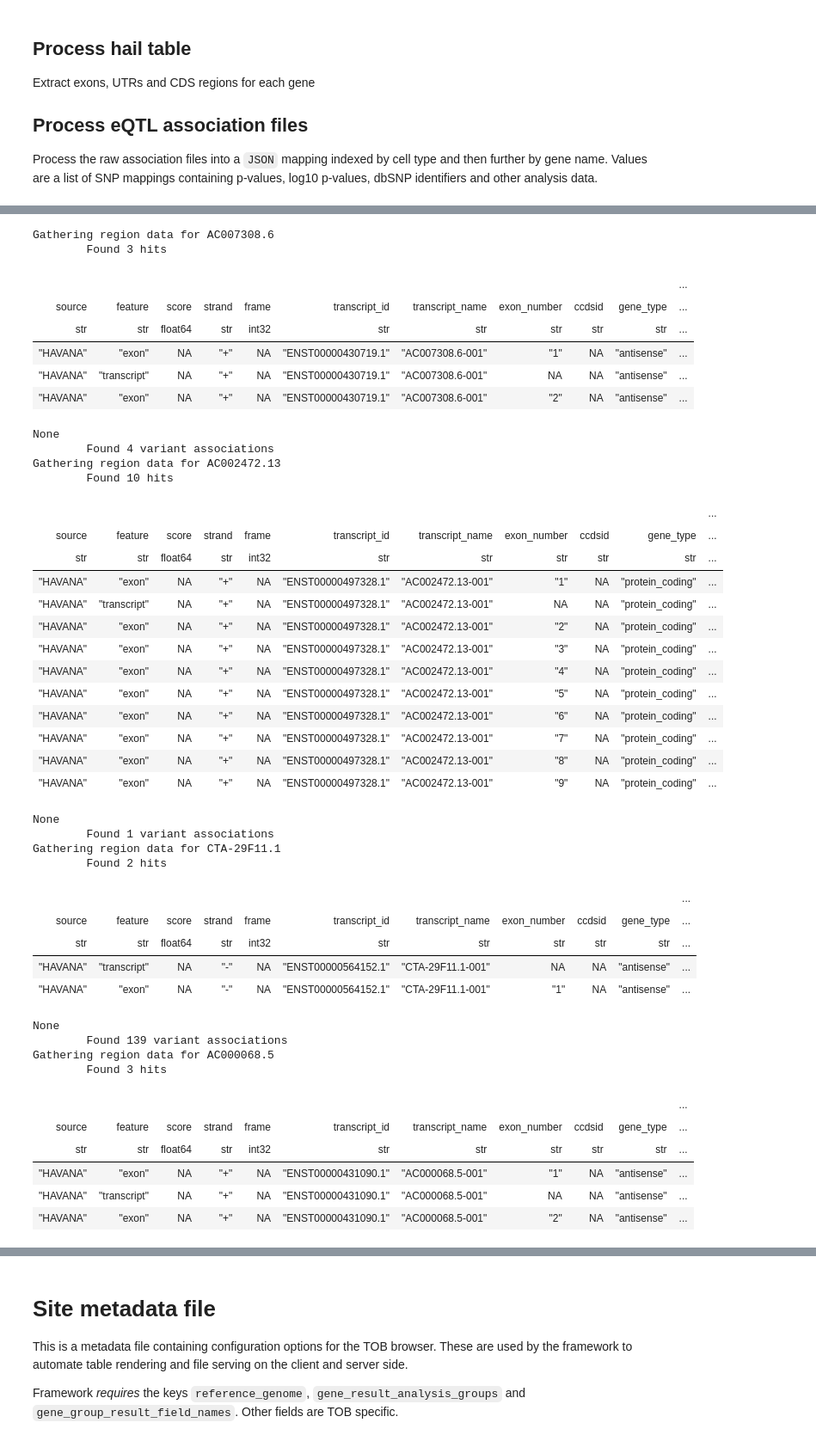
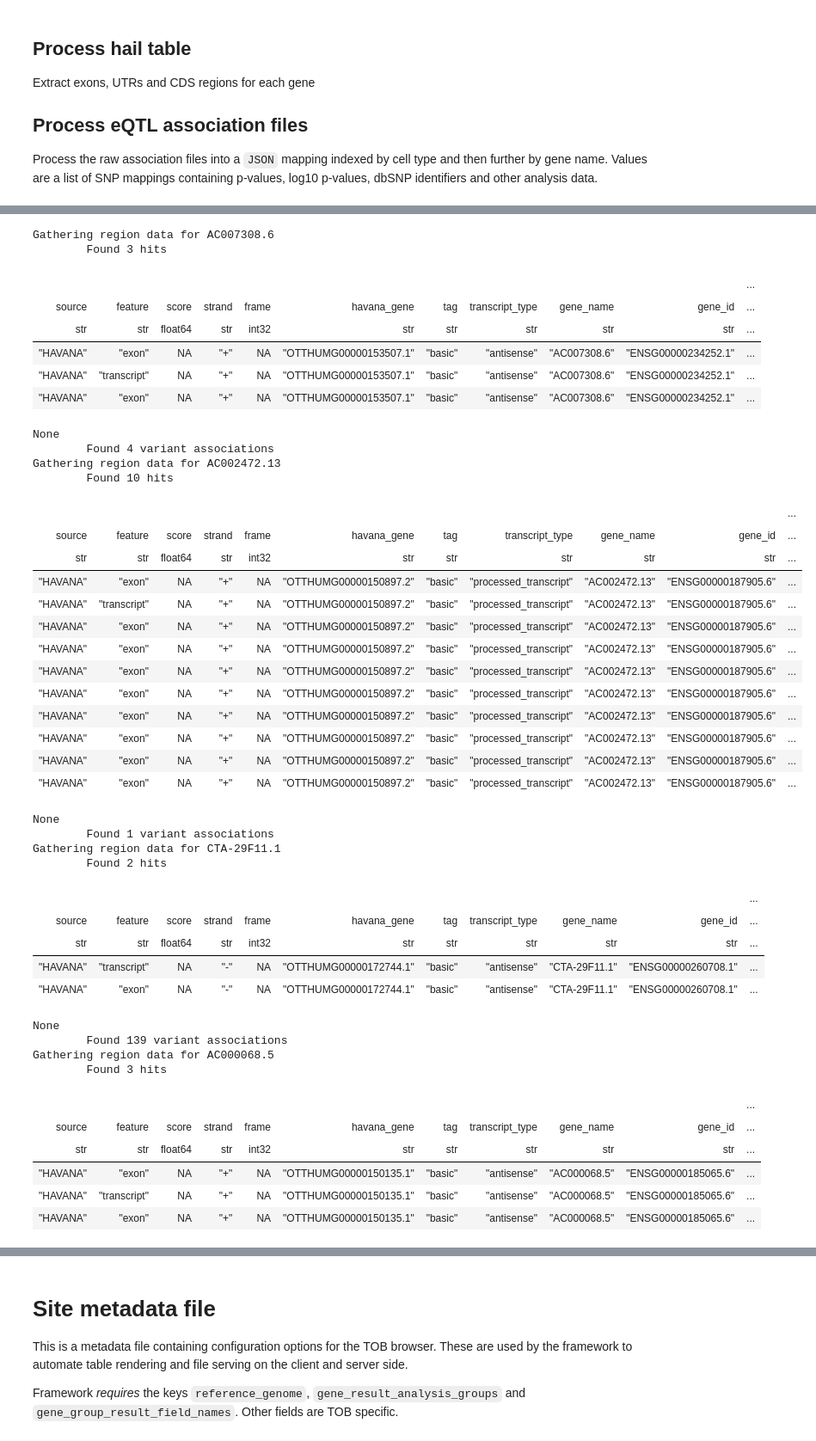
Before and after one commit to populationgenomics/exome-results-browsers, a Jupyter notebook: src/data/tob/notebooks/pipeline.ipynb, the cells around one changed output, grey strips where cells are left out. Shown at 86% size. Cells and saved outputs as stored; diff of their text form; code cells hidden in the pictures.

Commit message:
Trying to get canonical transcript structure

```diff
--- a/src/data/tob/notebooks/pipeline.ipynb
+++ b/src/data/tob/notebooks/pipeline.ipynb
@@ -246,8 +268,15 @@ for gene in gene_metadata.keys():
     gene_rows = ht.filter(
         (ht.gene_name == gene) &
         (ht.transcript_name == f"{gene}-001") &
-        (ht.tag == 'basic')
+        (ht.source == 'ENSEMBL')
     )
+
+    if gene_rows.count() == 0:
+        gene_rows = ht.filter(
+            (ht.gene_name == gene) &
+            (ht.transcript_name == f"{gene}-001")
+        )
+
     print(f"\tFound {gene_rows.count()} hits")
     print(gene_rows.show())
 
@@ -258,7 +287,7 @@ for gene in gene_metadata.keys():
             data['stop'] = row.interval.end.position
             data['chrom'] = row.interval.start.seqname.replace('chr', '')
 
-        if row.feature in ('CDS', 'exon', 'UTR'):
+        if row.feature in ('CDS', 'exon', 'UTR', 'start_codon', 'stop_codon'):
             data['exons'].append(
                 {
                     'feature_type': row.feature,
@@ -266,74 +295,78 @@ for gene in gene_metadata.keys():
                     'stop': row.interval.end.position
                 }
             )
+
+    data['start'] = min(data['start'], sorted(data['exons'], key=lambda e: e['start'])[0]['start'])
+    data['stop'] =  max(data['stop'], sorted(data['exons'], key=lambda e: e['stop'])[-1]['stop'])
+    data['exons'] = [e for e in data['exons'] if e['feature_type'] in ('CDS', 'exon', 'UTR')]
 
     associations = []
     for label in cell_labels:
         df = pd.read_table(
             DATA_DIR / f"{label}_{association_file_suffix}.tsv",
             header=0,
             delimiter='\t'
         )
 
         records = df[df['GENE'] == gene].to_dict(orient='records')
         for r in records:
             r['chr'] = str(r['CHR'])
             r['id'] = f"{r['CHR']}-{r['BP']}-{r['A1']}-{r['A2']}"
             r['cell'] = label
 
         records = [{k.lower(): v for (k, v) in r.items()} for r in records]
         associations += records
 
     print(f"\tFound {len(associations)} variant associations")
     data['associations'] = associations
     genes.append(data)
 
 json.dump(genes, open(OUTPUT_DIR / 'genes.json', 'wt'))
 # %% [output]
 Gathering region data for AC007308.6
         Found 3 hits
 |  |  |  |  |  |  |  |  |  |  | ... |
-| source | feature | score | strand | frame | transcript_id | transcript_name | exon_number | ccdsid | gene_type | ... |
+| source | feature | score | strand | frame | havana_gene | tag | transcript_type | gene_name | gene_id | ... |
 | str | str | float64 | str | int32 | str | str | str | str | str | ... |
-| "HAVANA" | "exon" | NA | "+" | NA | "ENST00000430719.1" | "AC007308.6-001" | "1" | NA | "antisense" | ... |
-| "HAVANA" | "transcript" | NA | "+" | NA | "ENST00000430719.1" | "AC007308.6-001" | NA | NA | "antisense" | ... |
-| "HAVANA" | "exon" | NA | "+" | NA | "ENST00000430719.1" | "AC007308.6-001" | "2" | NA | "antisense" | ... |
+| "HAVANA" | "exon" | NA | "+" | NA | "OTTHUMG00000153507.1" | "basic" | "antisense" | "AC007308.6" | "ENSG00000234252.1" | ... |
+| "HAVANA" | "transcript" | NA | "+" | NA | "OTTHUMG00000153507.1" | "basic" | "antisense" | "AC007308.6" | "ENSG00000234252.1" | ... |
+| "HAVANA" | "exon" | NA | "+" | NA | "OTTHUMG00000153507.1" | "basic" | "antisense" | "AC007308.6" | "ENSG00000234252.1" | ... |
 None
         Found 4 variant associations
 Gathering region data for AC002472.13
         Found 10 hits
 |  |  |  |  |  |  |  |  |  |  | ... |
-| source | feature | score | strand | frame | transcript_id | transcript_name | exon_number | ccdsid | gene_type | ... |
+| source | feature | score | strand | frame | havana_gene | tag | transcript_type | gene_name | gene_id | ... |
 | str | str | float64 | str | int32 | str | str | str | str | str | ... |
-| "HAVANA" | "exon" | NA | "+" | NA | "ENST00000497328.1" | "AC002472.13-001" | "1" | NA | "protein_coding" | ... |
-| "HAVANA" | "transcript" | NA | "+" | NA | "ENST00000497328.1" | "AC002472.13-001" | NA | NA | "protein_coding" | ... |
-| "HAVANA" | "exon" | NA | "+" | NA | "ENST00000497328.1" | "AC002472.13-001" | "2" | NA | "protein_coding" | ... |
-| "HAVANA" | "exon" | NA | "+" | NA | "ENST00000497328.1" | "AC002472.13-001" | "3" | NA | "protein_coding" | ... |
-| "HAVANA" | "exon" | NA | "+" | NA | "ENST00000497328.1" | "AC002472.13-001" | "4" | NA | "protein_coding" | ... |
-| "HAVANA" | "exon" | NA | "+" | NA | "ENST00000497328.1" | "AC002472.13-001" | "5" | NA | "protein_coding" | ... |
-| "HAVANA" | "exon" | NA | "+" | NA | "ENST00000497328.1" | "AC002472.13-001" | "6" | NA | "protein_coding" | ... |
-| "HAVANA" | "exon" | NA | "+" | NA | "ENST00000497328.1" | "AC002472.13-001" | "7" | NA | "protein_coding" | ... |
-| "HAVANA" | "exon" | NA | "+" | NA | "ENST00000497328.1" | "AC002472.13-001" | "8" | NA | "protein_coding" | ... |
-| "HAVANA" | "exon" | NA | "+" | NA | "ENST00000497328.1" | "AC002472.13-001" | "9" | NA | "protein_coding" | ... |
+| "HAVANA" | "exon" | NA | "+" | NA | "OTTHUMG00000150897.2" | "basic" | "processed_transcript" | "AC002472.13" | "ENSG00000187905.6" | ... |
+| "HAVANA" | "transcript" | NA | "+" | NA | "OTTHUMG00000150897.2" | "basic" | "processed_transcript" | "AC002472.13" | "ENSG00000187905.6" | ... |
+| "HAVANA" | "exon" | NA | "+" | NA | "OTTHUMG00000150897.2" | "basic" | "processed_transcript" | "AC002472.13" | "ENSG00000187905.6" | ... |
+| "HAVANA" | "exon" | NA | "+" | NA | "OTTHUMG00000150897.2" | "basic" | "processed_transcript" | "AC002472.13" | "ENSG00000187905.6" | ... |
+| "HAVANA" | "exon" | NA | "+" | NA | "OTTHUMG00000150897.2" | "basic" | "processed_transcript" | "AC002472.13" | "ENSG00000187905.6" | ... |
+| "HAVANA" | "exon" | NA | "+" | NA | "OTTHUMG00000150897.2" | "basic" | "processed_transcript" | "AC002472.13" | "ENSG00000187905.6" | ... |
+| "HAVANA" | "exon" | NA | "+" | NA | "OTTHUMG00000150897.2" | "basic" | "processed_transcript" | "AC002472.13" | "ENSG00000187905.6" | ... |
+| "HAVANA" | "exon" | NA | "+" | NA | "OTTHUMG00000150897.2" | "basic" | "processed_transcript" | "AC002472.13" | "ENSG00000187905.6" | ... |
+| "HAVANA" | "exon" | NA | "+" | NA | "OTTHUMG00000150897.2" | "basic" | "processed_transcript" | "AC002472.13" | "ENSG00000187905.6" | ... |
+| "HAVANA" | "exon" | NA | "+" | NA | "OTTHUMG00000150897.2" | "basic" | "processed_transcript" | "AC002472.13" | "ENSG00000187905.6" | ... |
 None
         Found 1 variant associations
 Gathering region data for CTA-29F11.1
         Found 2 hits
 |  |  |  |  |  |  |  |  |  |  | ... |
-| source | feature | score | strand | frame | transcript_id | transcript_name | exon_number | ccdsid | gene_type | ... |
+| source | feature | score | strand | frame | havana_gene | tag | transcript_type | gene_name | gene_id | ... |
 | str | str | float64 | str | int32 | str | str | str | str | str | ... |
-| "HAVANA" | "transcript" | NA | "-" | NA | "ENST00000564152.1" | "CTA-29F11.1-001" | NA | NA | "antisense" | ... |
-| "HAVANA" | "exon" | NA | "-" | NA | "ENST00000564152.1" | "CTA-29F11.1-001" | "1" | NA | "antisense" | ... |
+| "HAVANA" | "transcript" | NA | "-" | NA | "OTTHUMG00000172744.1" | "basic" | "antisense" | "CTA-29F11.1" | "ENSG00000260708.1" | ... |
+| "HAVANA" | "exon" | NA | "-" | NA | "OTTHUMG00000172744.1" | "basic" | "antisense" | "CTA-29F11.1" | "ENSG00000260708.1" | ... |
 None
         Found 139 variant associations
 Gathering region data for AC000068.5
         Found 3 hits
 |  |  |  |  |  |  |  |  |  |  | ... |
-| source | feature | score | strand | frame | transcript_id | transcript_name | exon_number | ccdsid | gene_type | ... |
+| source | feature | score | strand | frame | havana_gene | tag | transcript_type | gene_name | gene_id | ... |
 | str | str | float64 | str | int32 | str | str | str | str | str | ... |
-| "HAVANA" | "exon" | NA | "+" | NA | "ENST00000431090.1" | "AC000068.5-001" | "1" | NA | "antisense" | ... |
-| "HAVANA" | "transcript" | NA | "+" | NA | "ENST00000431090.1" | "AC000068.5-001" | NA | NA | "antisense" | ... |
-| "HAVANA" | "exon" | NA | "+" | NA | "ENST00000431090.1" | "AC000068.5-001" | "2" | NA | "antisense" | ... |
+| "HAVANA" | "exon" | NA | "+" | NA | "OTTHUMG00000150135.1" | "basic" | "antisense" | "AC000068.5" | "ENSG00000185065.6" | ... |
+| "HAVANA" | "transcript" | NA | "+" | NA | "OTTHUMG00000150135.1" | "basic" | "antisense" | "AC000068.5" | "ENSG00000185065.6" | ... |
+| "HAVANA" | "exon" | NA | "+" | NA | "OTTHUMG00000150135.1" | "basic" | "antisense" | "AC000068.5" | "ENSG00000185065.6" | ... |
 None
         Found 3 variant associations
 Gathering region data for ARSA
```
Also changed, not shown: parts of 4 cells of this notebook.
